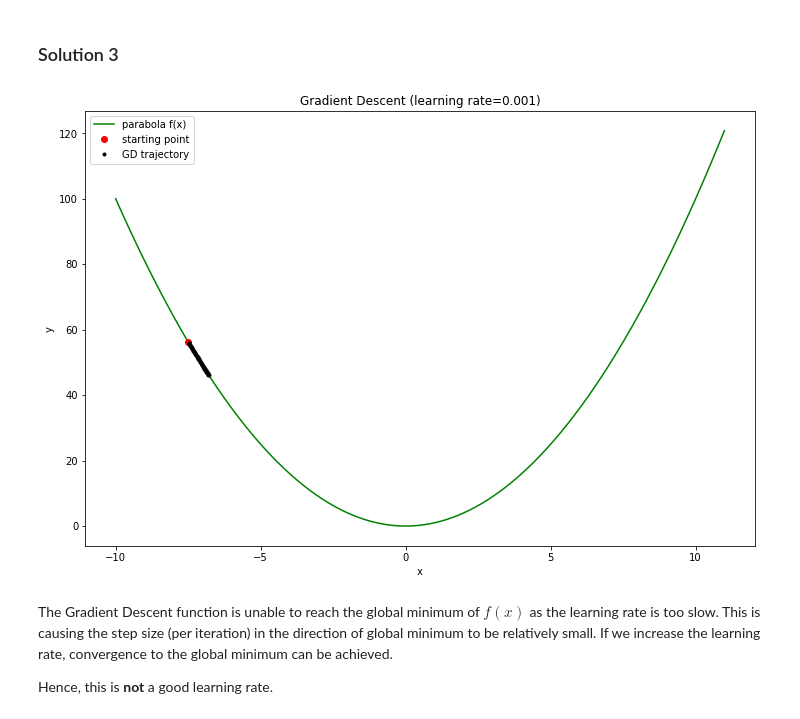
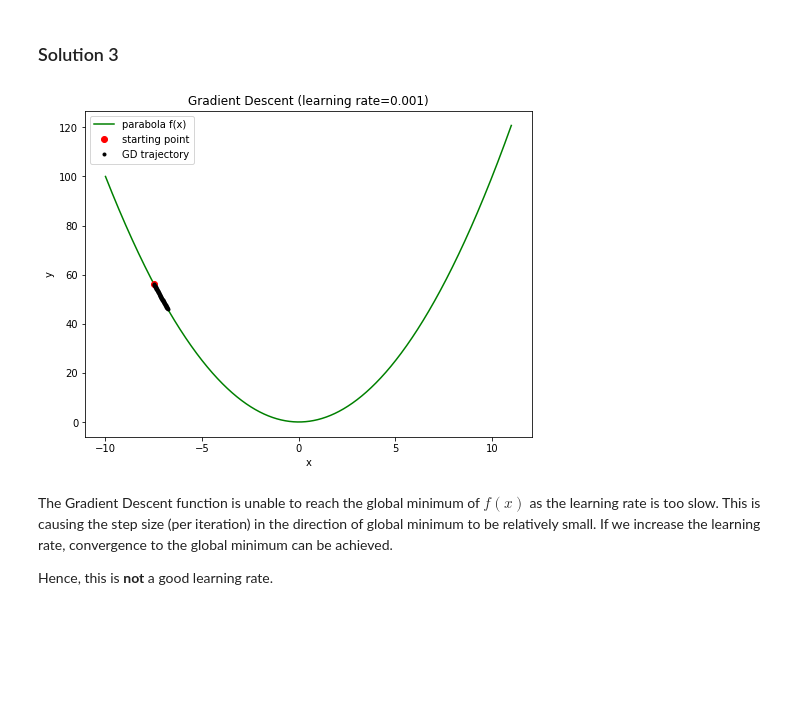
Before and after one commit to AjinkyaIndulkar/neural-networks-1920, a Jupyter notebook: P2 - Optimization/Chapter_03_optimization.ipynb, the cells around one changed output. Saved outputs shown, nothing was run; the diff lists cells and outputs as text; code cells hidden in the pictures; blank space fills up the shorter version.

```diff
--- a/P2 - Optimization/Chapter_03_optimization.ipynb
+++ b/P2 - Optimization/Chapter_03_optimization.ipynb
@@ -82,26 +82,26 @@ We want to show the gradient descent trajectories for different learning rates.
 # %%
 # Run gradient descent, get gradient descent trajectory x and y
 x0 = -7.5
 eta = 0.001
 n = 50
 x, y = gradient_descent(f, df, x0, eta, n)
 
 # Plot parabola f(x), starting point, gradient descent trajectory (x vs. y)
 
 # create x range for calculating f(x)
 x_range = np.arange(-10, 11, 0.01)
 # plot figures
-plt.figure(figsize=(12,8))
+plt.figure(figsize=(8,6))
 plt.plot(x_range, f(x_range), 'g-', label='parabola f(x)')
 plt.plot(x0, f(x0), 'ro', label='starting point')
 plt.plot(x, y, 'k.', label='GD trajectory')
 plt.xlabel('x')
 plt.ylabel('y')
 plt.title('Gradient Descent (learning rate=0.001)')
 plt.legend(loc='best')
 plt.show()
 # %% [output]
-[figure, old version]
+[figure, new version]
 # %% [markdown]
 The Gradient Descent function is unable to reach the global minimum of $f(x)$ as the learning rate is too slow. This is causing the step size (per iteration) in the direction of global minimum to be relatively small. If we increase the learning rate, convergence to the global minimum can be achieved.
 
```
Also changed, not shown: parts of 8 cells of this notebook.
